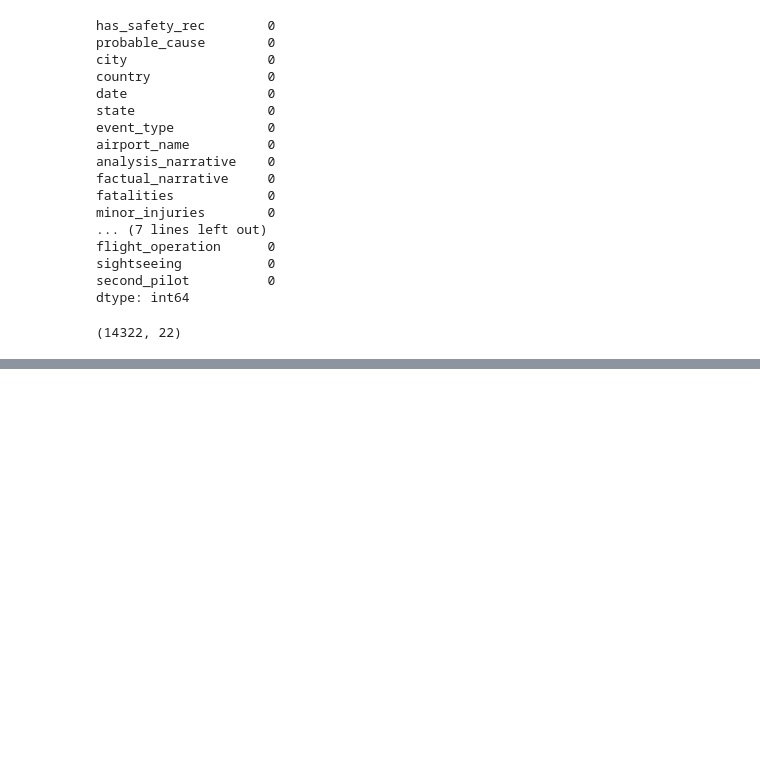
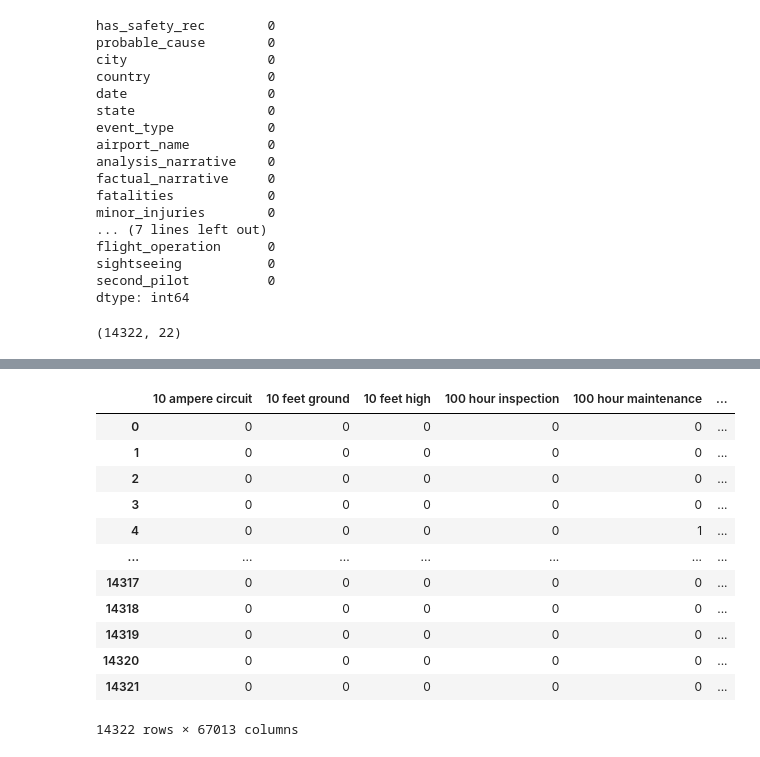
Before and after one commit to ajoneal/aviation-incident-project, a Jupyter notebook: Cleaning.ipynb, the cells around one changed output, grey strips where cells are left out. Cells and saved outputs as stored; diff of their text form; code cells hidden in the pictures; blank space fills up the shorter version.

```diff
--- a/Cleaning.ipynb
+++ b/Cleaning.ipynb
@@ -371,0 +479,21 @@ df.shape
+# %%
+cvec = CountVectorizer(stop_words='english', ngram_range=(3,3))
+cvec.fit(df['probable_cause'])
+probable_cause_cvec = cvec.transform(df['probable_cause'])
+# %%
+probable_cause_trigrams = pd.DataFrame(probable_cause_cvec.todense(), columns=cvec.get_feature_names())
+probable_cause_trigrams
+# %% [output]
+|  | 10 ampere circuit | 10 feet ground | 10 feet high | 100 hour inspection | 100 hour maintenance | ... |
+| 0 | 0 | 0 | 0 | 0 | 0 | ... |
+| 1 | 0 | 0 | 0 | 0 | 0 | ... |
+| 2 | 0 | 0 | 0 | 0 | 0 | ... |
+| 3 | 0 | 0 | 0 | 0 | 0 | ... |
+| 4 | 0 | 0 | 0 | 0 | 1 | ... |
+| ... | ... | ... | ... | ... | ... | ... |
+| 14317 | 0 | 0 | 0 | 0 | 0 | ... |
+| 14318 | 0 | 0 | 0 | 0 | 0 | ... |
+| 14319 | 0 | 0 | 0 | 0 | 0 | ... |
+| 14320 | 0 | 0 | 0 | 0 | 0 | ... |
+| 14321 | 0 | 0 | 0 | 0 | 0 | ... |
+14322 rows × 67013 columns
```
Also changed, not shown: parts of 33 cells of this notebook.
